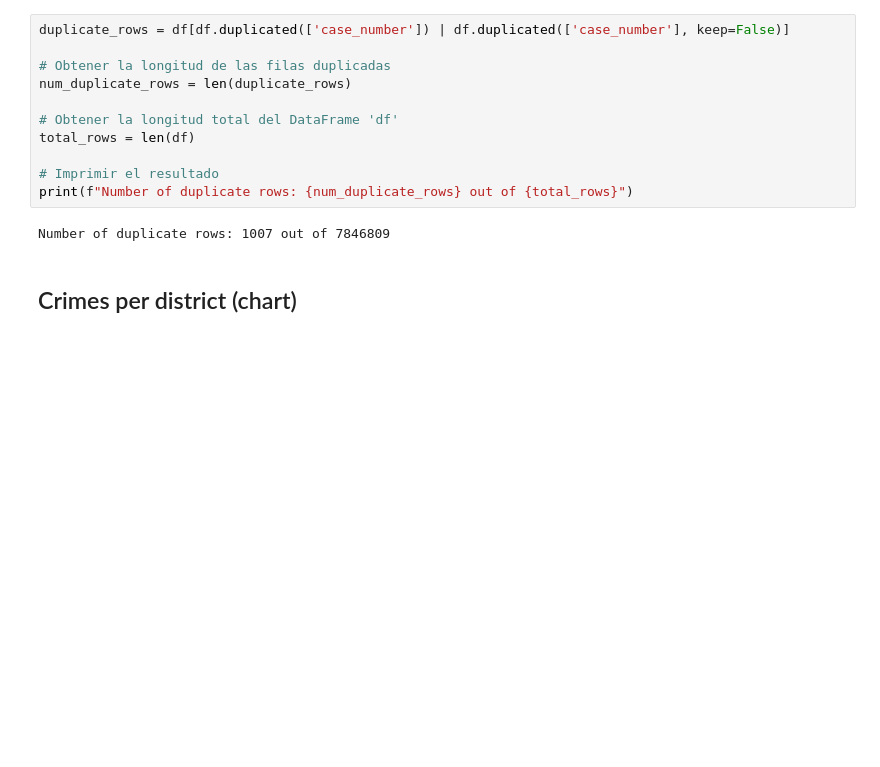
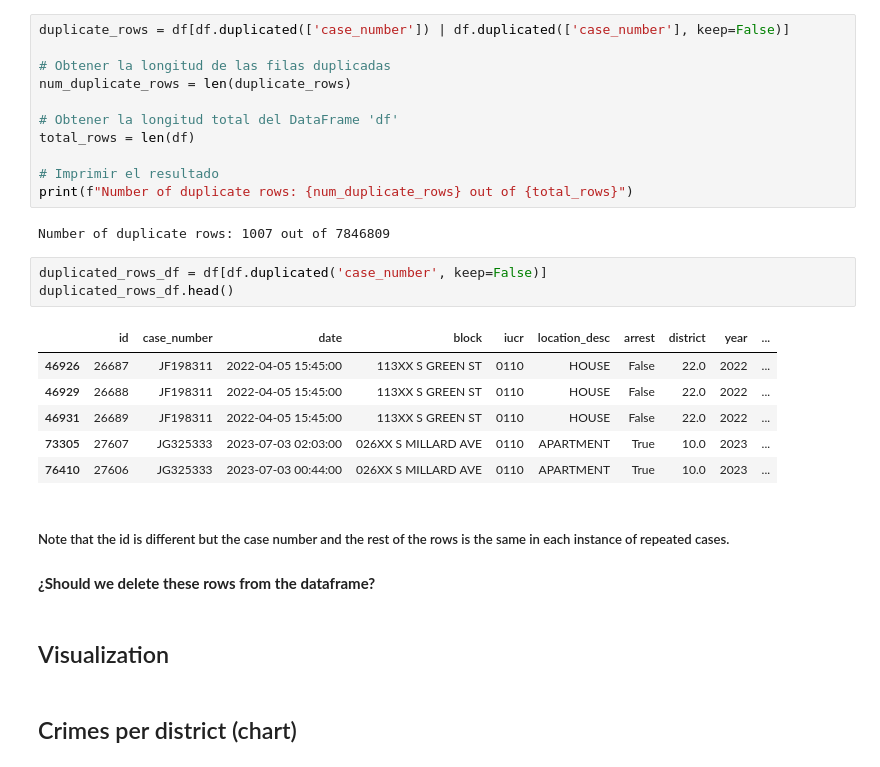
Before and after one commit to YOANGELICA/chicago_crimes_etl, a Jupyter notebook: EDA.ipynb, the cells around one changed output. Cells and saved outputs as stored; diff of their text form; blank space fills up the shorter version.

```diff
--- a/EDA.ipynb
+++ b/EDA.ipynb
@@ -191,6 +174,22 @@ total_rows = len(df)
 print(f"Number of duplicate rows: {num_duplicate_rows} out of {total_rows}")
 # %% [output]
 Number of duplicate rows: 1007 out of 7846809
+# %%
+duplicated_rows_df = df[df.duplicated('case_number', keep=False)]
+duplicated_rows_df.head()
+# %% [output]
+|  | id | case_number | date | block | iucr | location_desc | arrest | district | year | ... |
+| 46926 | 26687 | JF198311 | 2022-04-05 15:45:00 | 113XX S GREEN ST | 0110 | HOUSE | False | 22.0 | 2022 | ... |
+| 46929 | 26688 | JF198311 | 2022-04-05 15:45:00 | 113XX S GREEN ST | 0110 | HOUSE | False | 22.0 | 2022 | ... |
+| 46931 | 26689 | JF198311 | 2022-04-05 15:45:00 | 113XX S GREEN ST | 0110 | HOUSE | False | 22.0 | 2022 | ... |
+| 73305 | 27607 | JG325333 | 2023-07-03 02:03:00 | 026XX S MILLARD AVE | 0110 | APARTMENT | True | 10.0 | 2023 | ... |
+| 76410 | 27606 | JG325333 | 2023-07-03 00:44:00 | 026XX S MILLARD AVE | 0110 | APARTMENT | True | 10.0 | 2023 | ... |
+# %% [markdown]
+##### Note that the id is different but the case number and the rest of the rows is the same in each instance of repeated cases.
+
+#### **¿Should we delete these rows from the dataframe?**
+# %% [markdown]
+## Visualization
 # %% [markdown]
  ## Crimes per district (chart)
 # %%
```
Also changed, not shown: parts of 21 cells of this notebook.
